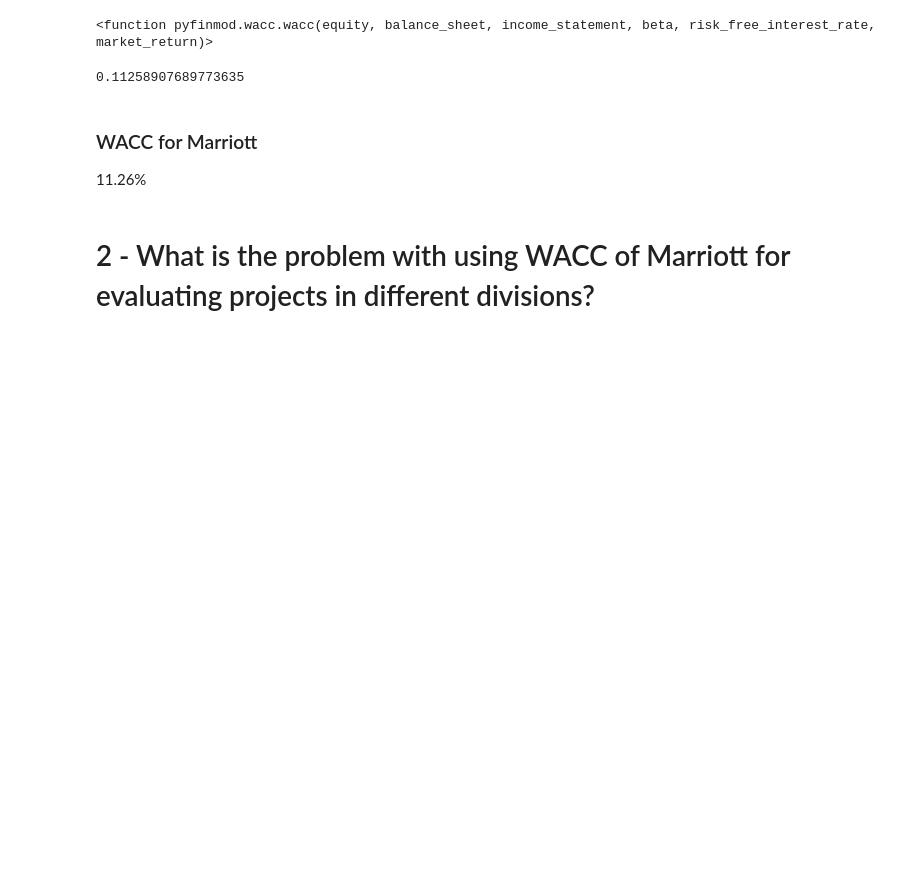
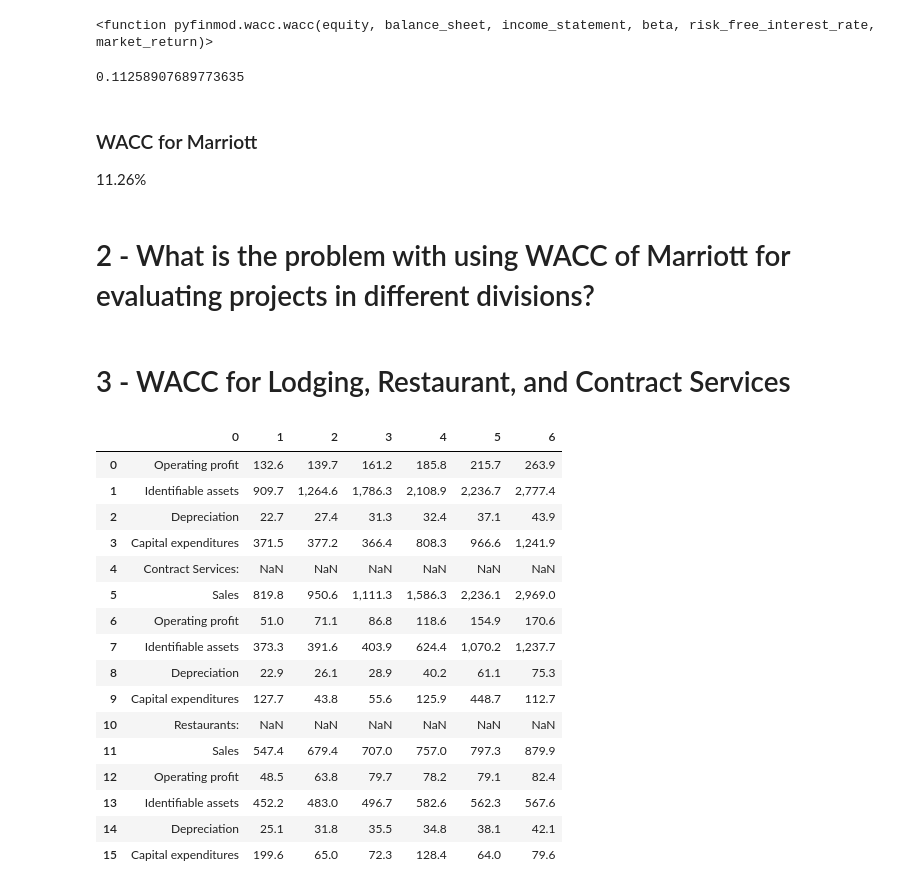
Before and after one commit to xr71/p3_acf, a Jupyter notebook: marriott_case.ipynb, the cells around one changed output. Drawn from its saved outputs; the diff is of its cells as text; code cells hidden in the pictures; blank space fills up the shorter version.

Commit message:
marriott case q3

```diff
--- a/marriott_case.ipynb
+++ b/marriott_case.ipynb
@@ -94,3 +109,25 @@ cost_of_equity(tgt_beta_e, 0.0872, 0.0743+0.0872)*0.4 + mar_cost_of_debt*(1-tax_
 11.26%
 # %% [markdown]
 # 2 - What is the problem with using WACC of Marriott for evaluating projects in different divisions?
+# %% [markdown]
+# 3 - WACC for Lodging, Restaurant, and Contract Services
+# %%
+tabula.read_pdf("S2.1_ACF_Marriott Corporation.pdf", pages=7, pandas_options={"header":None})[0]
+# %% [output]
+|  | 0 | 1 | 2 | 3 | 4 | 5 | 6 |
+| 0 | Operating profit | 132.6 | 139.7 | 161.2 | 185.8 | 215.7 | 263.9 |
+| 1 | Identifiable assets | 909.7 | 1,264.6 | 1,786.3 | 2,108.9 | 2,236.7 | 2,777.4 |
+| 2 | Depreciation | 22.7 | 27.4 | 31.3 | 32.4 | 37.1 | 43.9 |
+| 3 | Capital expenditures | 371.5 | 377.2 | 366.4 | 808.3 | 966.6 | 1,241.9 |
+| 4 | Contract Services: | NaN | NaN | NaN | NaN | NaN | NaN |
+| 5 | Sales | 819.8 | 950.6 | 1,111.3 | 1,586.3 | 2,236.1 | 2,969.0 |
+| 6 | Operating profit | 51.0 | 71.1 | 86.8 | 118.6 | 154.9 | 170.6 |
+| 7 | Identifiable assets | 373.3 | 391.6 | 403.9 | 624.4 | 1,070.2 | 1,237.7 |
+| 8 | Depreciation | 22.9 | 26.1 | 28.9 | 40.2 | 61.1 | 75.3 |
+| 9 | Capital expenditures | 127.7 | 43.8 | 55.6 | 125.9 | 448.7 | 112.7 |
+| 10 | Restaurants: | NaN | NaN | NaN | NaN | NaN | NaN |
+| 11 | Sales | 547.4 | 679.4 | 707.0 | 757.0 | 797.3 | 879.9 |
+| 12 | Operating profit | 48.5 | 63.8 | 79.7 | 78.2 | 79.1 | 82.4 |
+| 13 | Identifiable assets | 452.2 | 483.0 | 496.7 | 582.6 | 562.3 | 567.6 |
+| 14 | Depreciation | 25.1 | 31.8 | 35.5 | 34.8 | 38.1 | 42.1 |
+| 15 | Capital expenditures | 199.6 | 65.0 | 72.3 | 128.4 | 64.0 | 79.6 |
```
Also changed, not shown: parts of 33 cells of this notebook.
